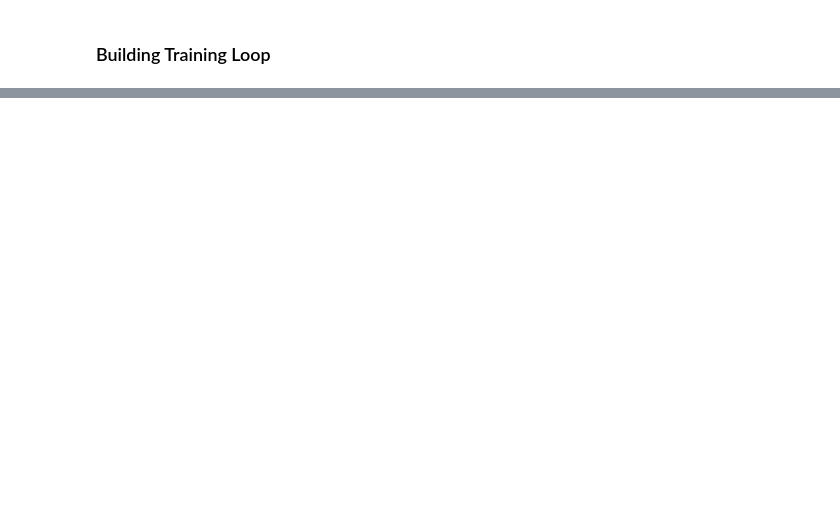
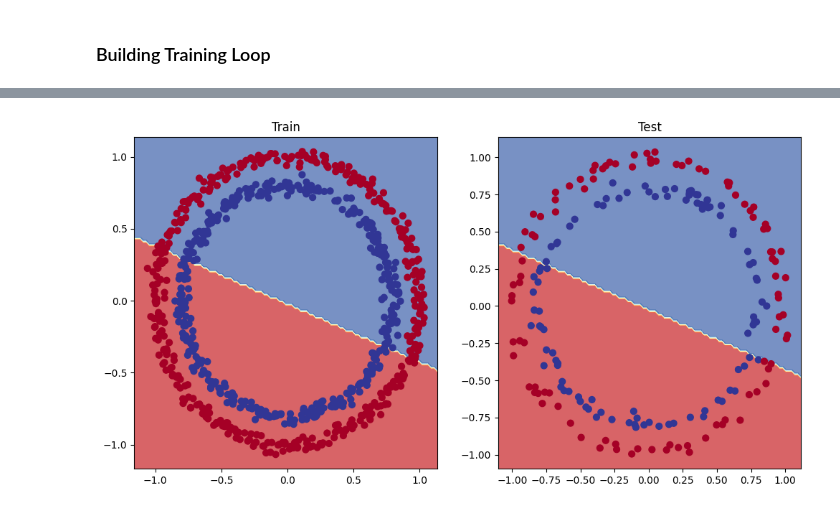
Before and after one commit to abdullahsultan/PytorchBasics, a Jupyter notebook: BasicCircleClassification.ipynb, the cells around one changed output, grey strips where cells are left out. Saved outputs shown, nothing was run; the diff lists cells and outputs as text; code cells hidden in the pictures; blank space fills up the shorter version.

```diff
--- a/BasicCircleClassification.ipynb
+++ b/BasicCircleClassification.ipynb
@@ -81,8 +81,8 @@ CUDA is available.
 class CircleModel0(nn.Module):
     def __init__(self):
         super().__init__()
-        self.layer1 = nn.Linear(in_features=2, out_features=2)
-        self.layer2 = nn.Linear(in_features=2, out_features=1)
+        self.layer1 = nn.Linear(in_features=2, out_features=20)
+        self.layer2 = nn.Linear(in_features=20, out_features=1)
 
     def forward(self, x):
         return self.layer2(self.layer1(x))
@@ -247,0 +262,11 @@ Epoch: 90 | Loss: 0.69382, Acc: 492.50% | Test loss: 0.71820 | Test acc: 515.00%
+# %%
+plt.figure(figsize=(12, 6))
+plt.subplot(1,2,1)
+plt.title("Train")
+plot_decision_boundary(model0, X_train, Y_train)
+
+plt.subplot(1,2,2)
+plt.title("Test")
+plot_decision_boundary(model0, X_test, Y_test)
+# %% [output]
+[figure, added]
```
Also changed, not shown: parts of 7 cells of this notebook.
